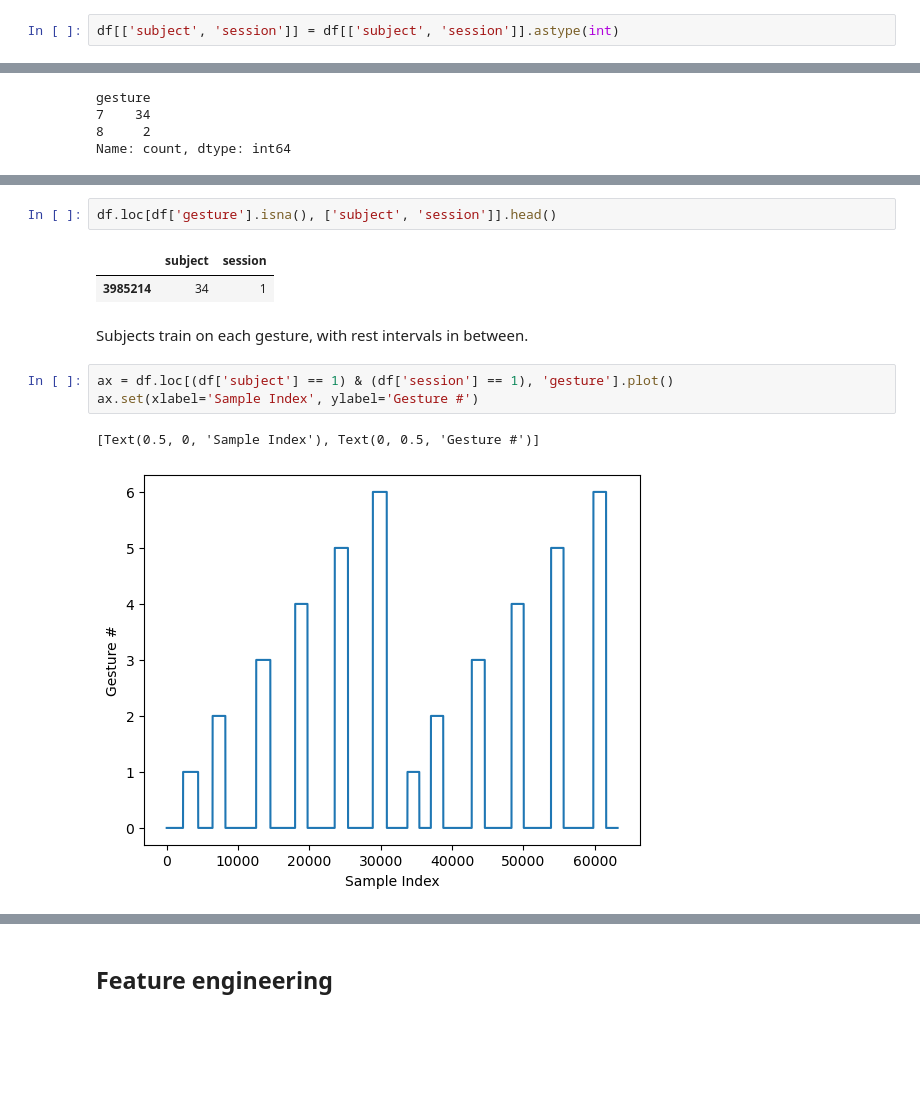
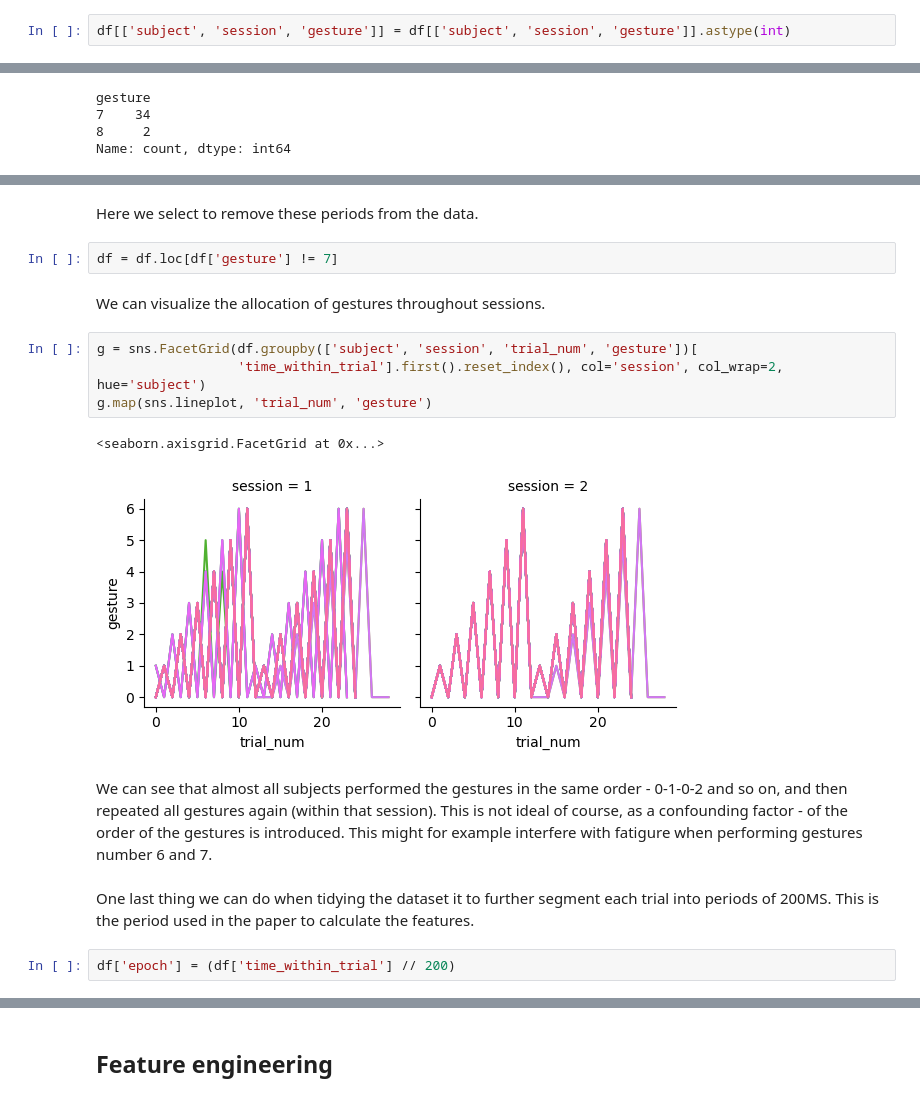
Before and after one commit to EitanHemed/emg-gestures, a Jupyter notebook: notebooks/preperation-exploration.ipynb, the cells around one changed output, grey strips where cells are left out. Drawn from its saved outputs; the diff is of its cells as text; blank space fills up the shorter version.

```diff
--- a/notebooks/preperation-exploration.ipynb
+++ b/notebooks/preperation-exploration.ipynb
@@ -135,3 +236,3 @@ trial_sample_idx      int64
 dtype: object
 # %%
-df[['subject', 'session']] = df[['subject', 'session']].astype(int)
+df[['subject', 'session', 'gesture']] = df[['subject', 'session', 'gesture']].astype(int)
@@ -161,13 +264,19 @@ There is some unmarked data for one subject and session.
+# %% [markdown]
+Here we select to remove these periods from the data.
 # %%
-df.loc[df['gesture'].isna(), ['subject', 'session']].head()
+df = df.loc[df['gesture'] != 7]
-# %% [output]
-|  | subject | session |
-| 3985214 | 34 | 1 |
-# %% [markdown]
-Subjects train on each gesture, with rest intervals in between.
-# %%
-ax = df.loc[(df['subject'] == 1) & (df['session'] == 1), 'gesture'].plot()
-ax.set(xlabel='Sample Index', ylabel='Gesture #')
-# %% [output]
-[Text(0.5, 0, 'Sample Index'), Text(0, 0.5, 'Gesture #')]
-[figure, removed]
+# %% [markdown]
+We can visualize the allocation of gestures throughout sessions.
+# %%
+g = sns.FacetGrid(df.groupby(['subject', 'session', 'trial_num', 'gesture'])[
+                  'time_within_trial'].first().reset_index(), col='session', col_wrap=2, hue='subject')
+g.map(sns.lineplot, 'trial_num', 'gesture')
+# %% [output]
+<seaborn.axisgrid.FacetGrid at 0x...>
+[figure, added]
+# %% [markdown]
+We can see that almost all subjects performed the gestures in the same order - 0-1-0-2 and so on, and then repeated all gestures again (within that session). This is not ideal of course, as a confounding factor - of the order of the gestures is introduced. This might for example interfere with fatigure when performing gestures number 6 and 7.
+# %% [markdown]
+One last thing we can do when tidying the dataset it to further segment each trial into periods of 200MS. This is the period used in the paper to calculate the features.
+# %%
+df['epoch'] = (df['time_within_trial'] // 200)
```
Also changed, not shown: parts of 51 cells of this notebook.
